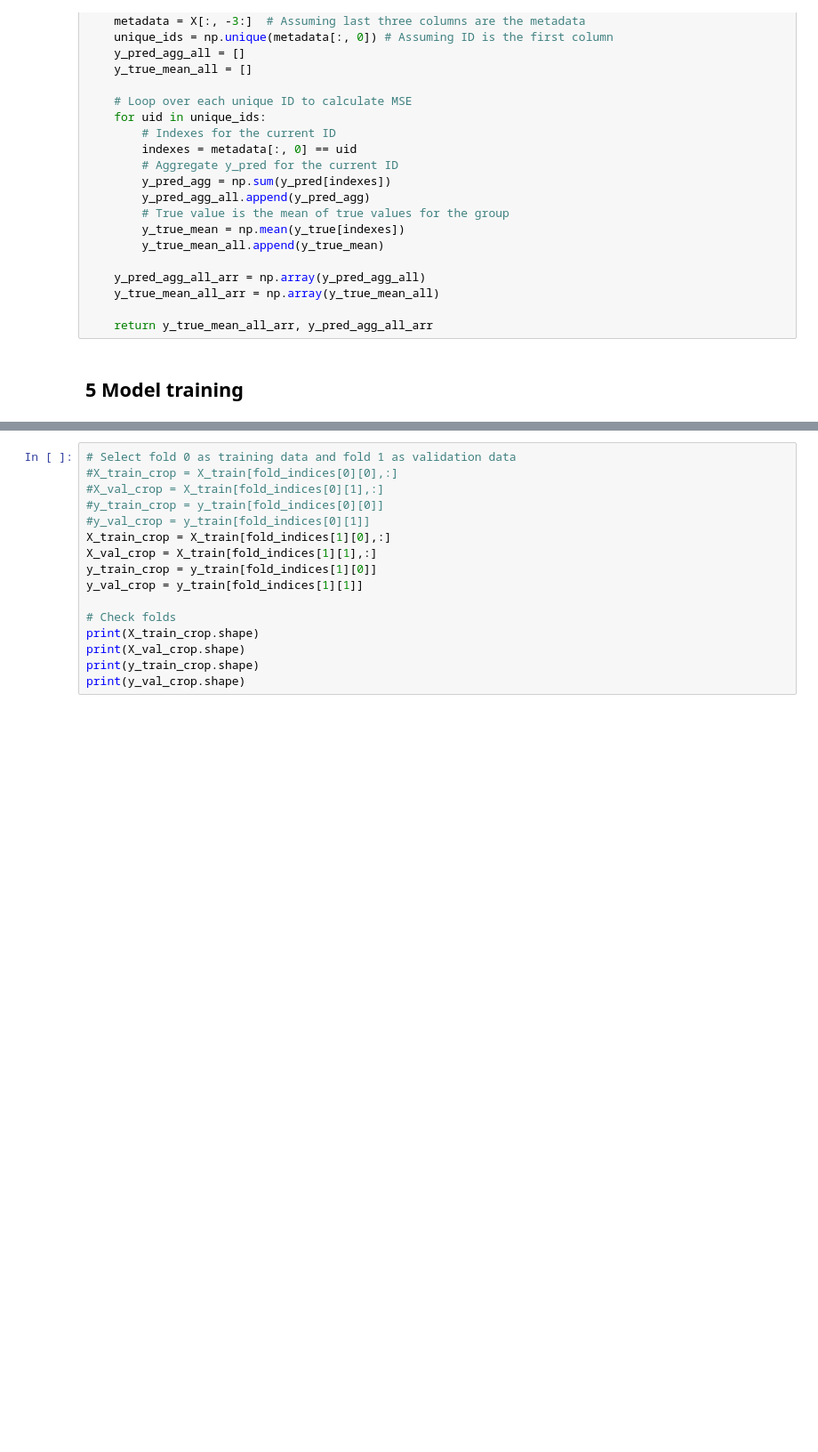
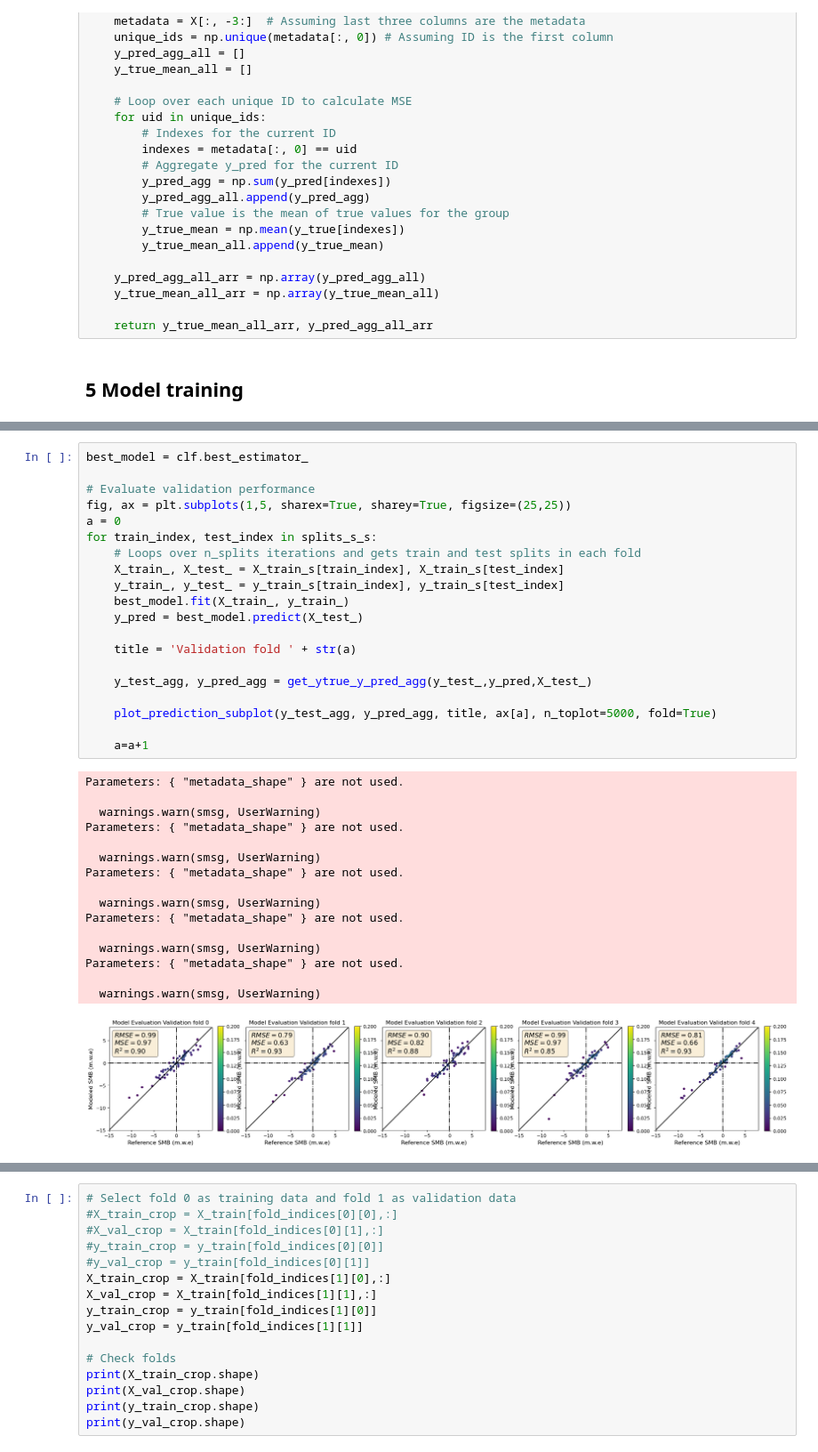
Before and after one commit to khsjursen/ML_MB_Norway, a Jupyter notebook: mb_model_custom_loss.ipynb, the cells around one changed output, grey strips where cells are left out. Shown at 89% size. Drawn from its saved outputs; the diff is of its cells as text; blank space fills up the shorter version.

```diff
--- a/mb_model_custom_loss.ipynb
+++ b/mb_model_custom_loss.ipynb
@@ -768,0 +1228,37 @@ def get_ytrue_y_pred_agg(y_true, y_pred, X):
+# %%
+best_model = clf.best_estimator_
+
+# Evaluate validation performance
+fig, ax = plt.subplots(1,5, sharex=True, sharey=True, figsize=(25,25))
+a = 0
+for train_index, test_index in splits_s_s:
+    # Loops over n_splits iterations and gets train and test splits in each fold
+    X_train_, X_test_ = X_train_s[train_index], X_train_s[test_index]
+    y_train_, y_test_ = y_train_s[train_index], y_train_s[test_index]
+    best_model.fit(X_train_, y_train_)
+    y_pred = best_model.predict(X_test_)
+
+    title = 'Validation fold ' + str(a)
+
+    y_test_agg, y_pred_agg = get_ytrue_y_pred_agg(y_test_,y_pred,X_test_)
+
+    plot_prediction_subplot(y_test_agg, y_pred_agg, title, ax[a], n_toplot=5000, fold=True)
+
+    a=a+1
+# %% [output]
+Parameters: { "metadata_shape" } are not used.
+
+  warnings.warn(smsg, UserWarning)
+Parameters: { "metadata_shape" } are not used.
+
+  warnings.warn(smsg, UserWarning)
+Parameters: { "metadata_shape" } are not used.
+
+  warnings.warn(smsg, UserWarning)
+Parameters: { "metadata_shape" } are not used.
+
+  warnings.warn(smsg, UserWarning)
+Parameters: { "metadata_shape" } are not used.
+
+  warnings.warn(smsg, UserWarning)
+[figure, added]
```
Also changed, not shown: parts of 17 cells of this notebook.
